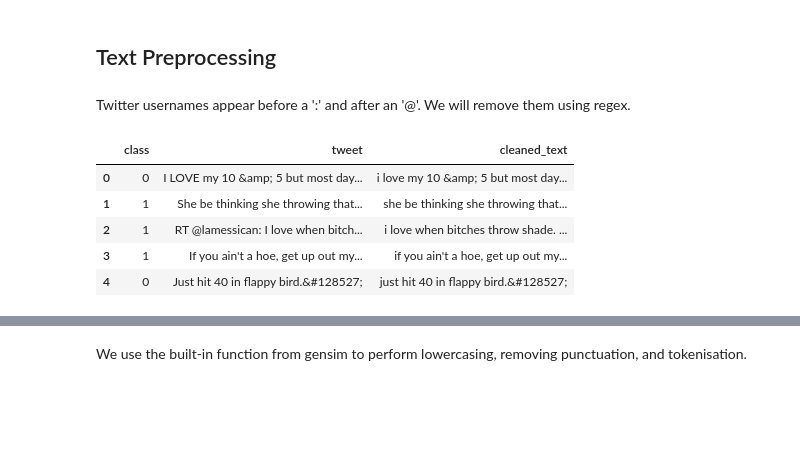
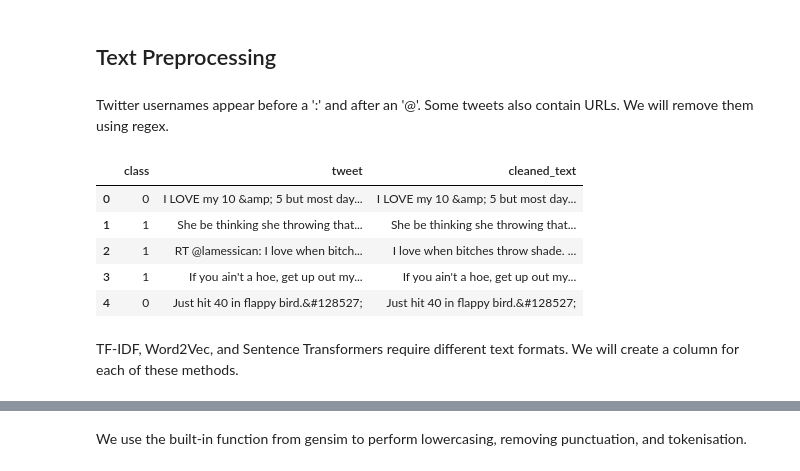
Before and after one commit to daniel-023/Offensive-Speech-Detection, a Jupyter notebook: 01_data_exploration_and_preprocessing.ipynb, the cells around one changed output, grey strips where cells are left out. Saved outputs shown, nothing was run; the diff lists cells and outputs as text; code cells hidden in the pictures; blank space fills up the shorter version.

```diff
--- a/01_data_exploration_and_preprocessing.ipynb
+++ b/01_data_exploration_and_preprocessing.ipynb
@@ -119,21 +139,24 @@ Moving forward, we will be working with the df_balanced dataframe.
 # %% [markdown]
 ## Text Preprocessing
 # %% [markdown]
-Twitter usernames appear before a ':' and after an '@'. We will remove them using regex.
+Twitter usernames appear before a ':' and after an '@'. Some tweets also contain URLs. We will remove them using regex.
 # %%
+def remove_urls(tweet):
+    return re.sub(r'https?://\S+|www\.\S+', '', tweet)
+
 def remove_username(tweet):
-    # Regex: '^' asserts start of the string, '.*?' matches any character (except for line terminators) as few times as possible, ':' matches the colon character
-    tweet = re.sub(r'^.*?:', '', tweet.lower())
-    # Regex: '\s*' matches any whitespace character, '@' matches the '@' character, '\w+' matches any word character (equivalent to [a-zA-Z0-9_]) one or more times
+    tweet = re.sub(r'^[^:]*:', '', tweet)
     tweet = re.sub(r'\s*@\w+', '', tweet)
     return tweet.strip()
 
-df_balanced['cleaned_text'] = df_balanced['tweet'].apply(remove_username)
+df_balanced['cleaned_text'] = df_balanced['tweet'].apply(remove_urls).apply(remove_username)
 df_balanced.head()
 # %% [output]
 |  | class | tweet | cleaned_text |
-| 0 | 0 | I LOVE my 10 &amp; 5 but most day... | i love my 10 &amp; 5 but most day... |
-| 1 | 1 | She be thinking she throwing that... | she be thinking she throwing that... |
-| 2 | 1 | RT @lamessican: I love when bitch... | i love when bitches throw shade. ... |
-| 3 | 1 | If you ain't a hoe, get up out my... | if you ain't a hoe, get up out my... |
-| 4 | 0 | Just hit 40 in flappy bird.&#128527; | just hit 40 in flappy bird.&#128527; |
+| 0 | 0 | I LOVE my 10 &amp; 5 but most day... | I LOVE my 10 &amp; 5 but most day... |
+| 1 | 1 | She be thinking she throwing that... | She be thinking she throwing that... |
+| 2 | 1 | RT @lamessican: I love when bitch... | I love when bitches throw shade. ... |
+| 3 | 1 | If you ain't a hoe, get up out my... | If you ain't a hoe, get up out my... |
+| 4 | 0 | Just hit 40 in flappy bird.&#128527; | Just hit 40 in flappy bird.&#128527; |
+# %% [markdown]
+TF-IDF, Word2Vec, and Sentence Transformers require different text formats. We will create a column for each of these methods.
```
Also changed, not shown: parts of 19 cells of this notebook, 8 other files.
